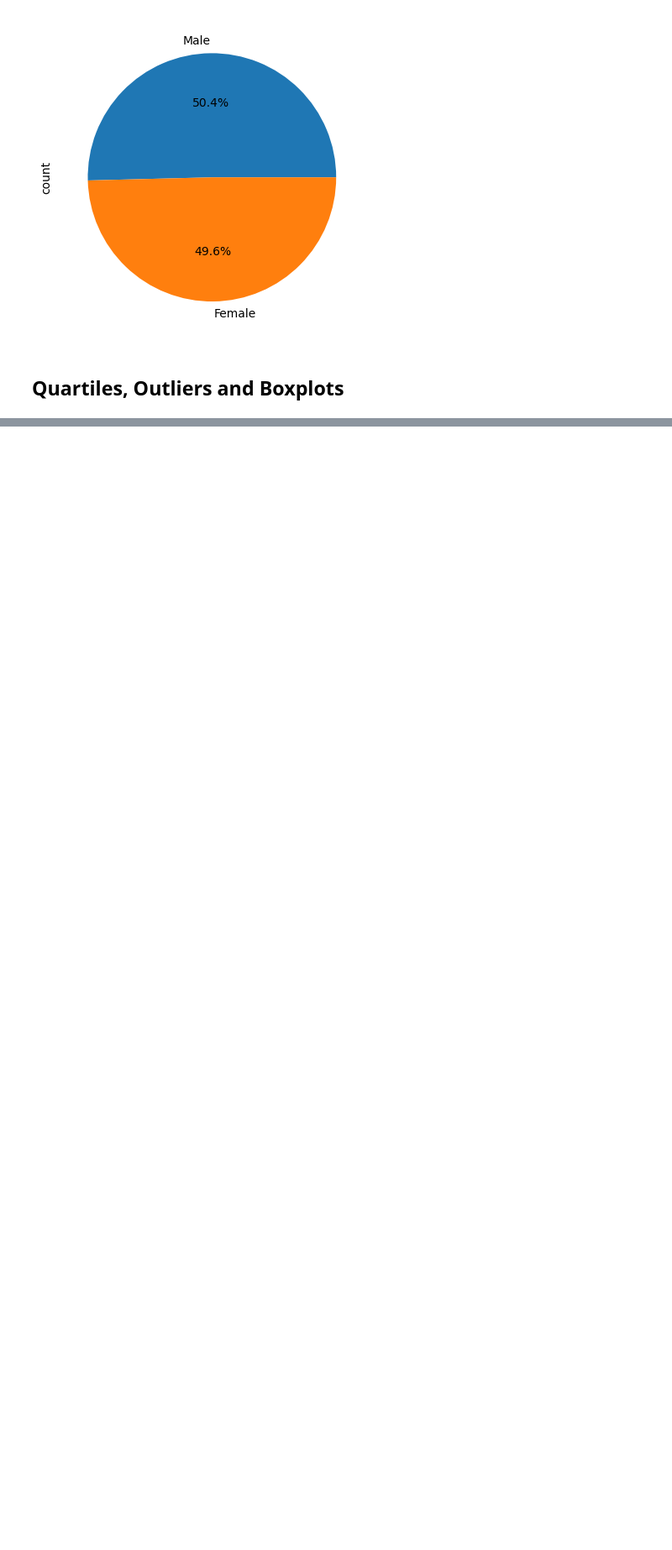
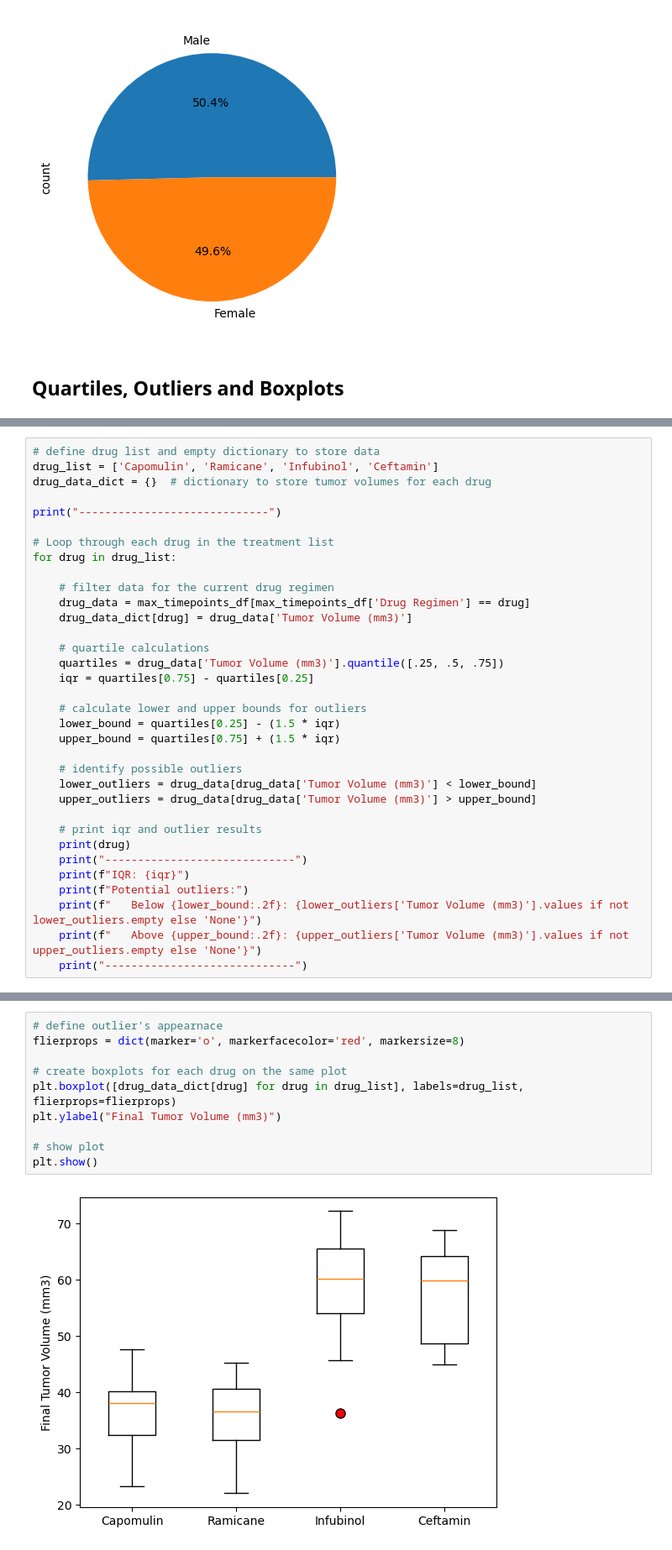
Before and after one commit to brianna-mitri/visualization-challenge, a Jupyter notebook: pymaceuticals.ipynb, the cells around one changed output, grey strips where cells are left out. Shown: that part at 84% size. Saved outputs shown, nothing was run; the diff lists cells and outputs as text; blank space fills up the shorter version.

Commit message:
Calculated quartiles, outliers, and box plots

```diff
--- a/pymaceuticals.ipynb
+++ b/pymaceuticals.ipynb
@@ -167,0 +193,34 @@ plt.show()
+# %%
+# define drug list and empty dictionary to store data
+drug_list = ['Capomulin', 'Ramicane', 'Infubinol', 'Ceftamin']
+drug_data_dict = {}  # dictionary to store tumor volumes for each drug
+
+print("-----------------------------")
+
+# Loop through each drug in the treatment list
+for drug in drug_list:
+
+    # filter data for the current drug regimen
+    drug_data = max_timepoints_df[max_timepoints_df['Drug Regimen'] == drug]
+    drug_data_dict[drug] = drug_data['Tumor Volume (mm3)']
+
+    # quartile calculations
+    quartiles = drug_data['Tumor Volume (mm3)'].quantile([.25, .5, .75])
+    iqr = quartiles[0.75] - quartiles[0.25]
+
+    # calculate lower and upper bounds for outliers
+    lower_bound = quartiles[0.25] - (1.5 * iqr)
+    upper_bound = quartiles[0.75] + (1.5 * iqr)
+
+    # identify possible outliers
+    lower_outliers = drug_data[drug_data['Tumor Volume (mm3)'] < lower_bound]
+    upper_outliers = drug_data[drug_data['Tumor Volume (mm3)'] > upper_bound]
+
+    # print iqr and outlier results
+    print(drug)
+    print("-----------------------------")
+    print(f"IQR: {iqr}")
+    print(f"Potential outliers:")
+    print(f"   Below {lower_bound:.2f}: {lower_outliers['Tumor Volume (mm3)'].values if not lower_outliers.empty else 'None'}")
+    print(f"   Above {upper_bound:.2f}: {upper_outliers['Tumor Volume (mm3)'].values if not upper_outliers.empty else 'None'}")
+    print("-----------------------------")
@@ -167,0 +245,12 @@ plt.show()
+# %%
+# define outlier's appearnace
+flierprops = dict(marker='o', markerfacecolor='red', markersize=8)
+
+# create boxplots for each drug on the same plot
+plt.boxplot([drug_data_dict[drug] for drug in drug_list], labels=drug_list, flierprops=flierprops)
+plt.ylabel("Final Tumor Volume (mm3)")
+
+# show plot
+plt.show()
+# %% [output]
+[figure, added]
```
Also changed, not shown: parts of 2 cells of this notebook.
